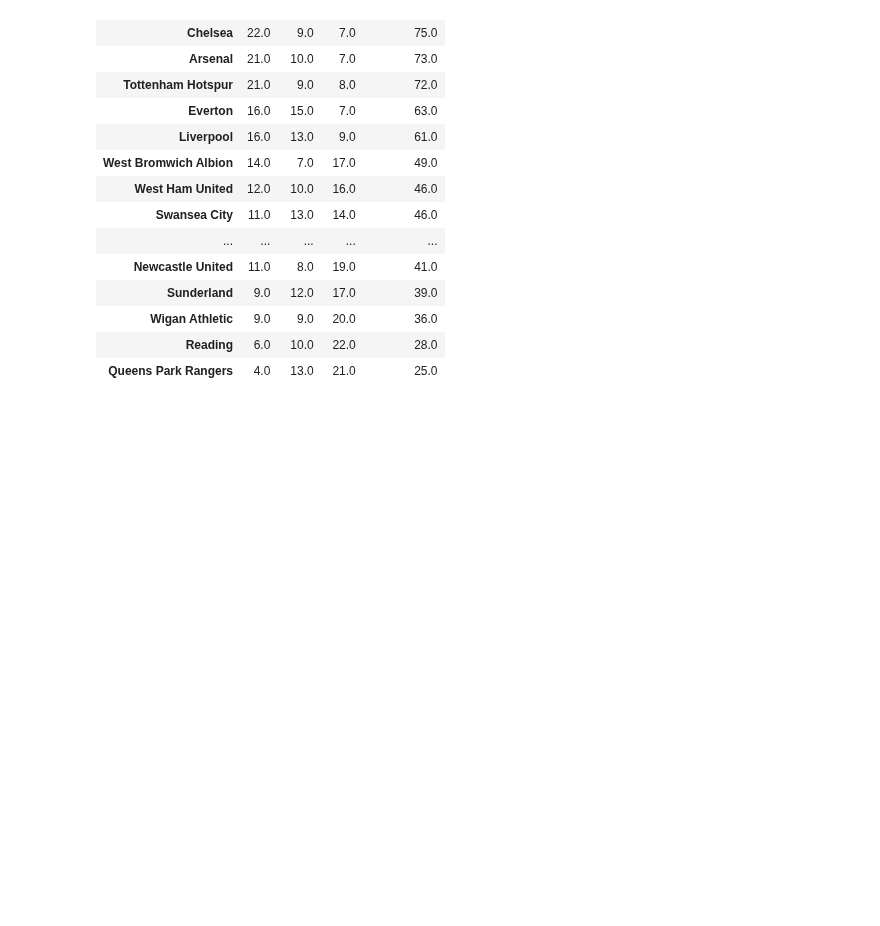
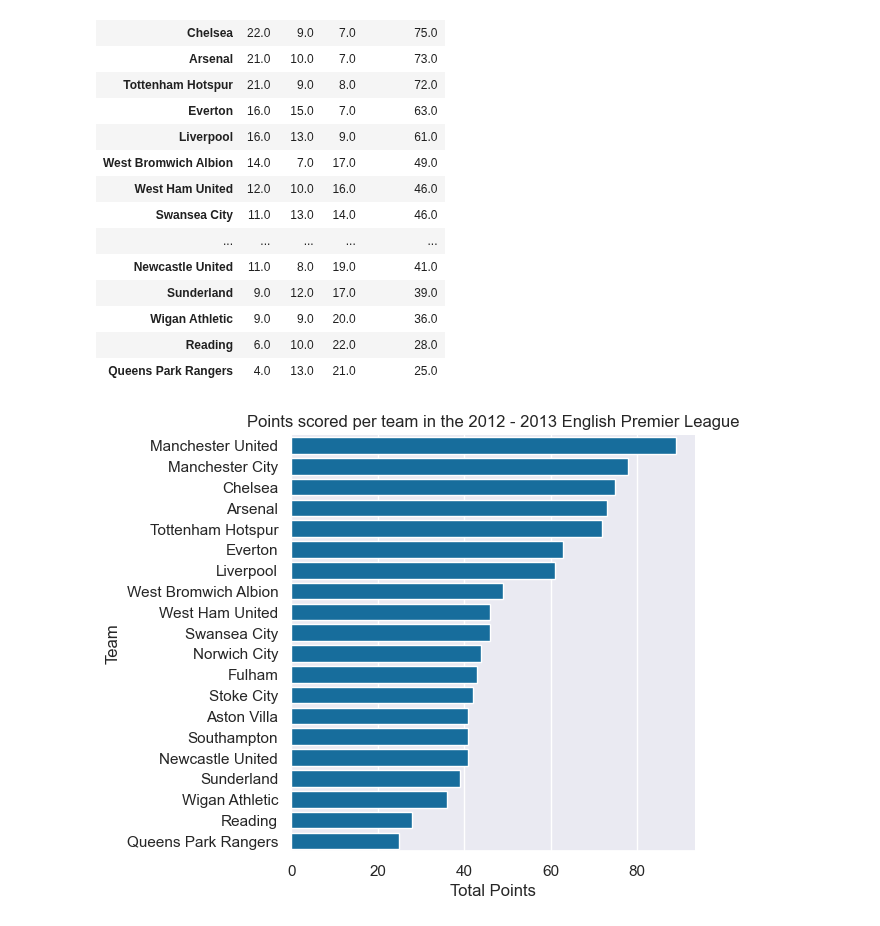
Before and after one commit to Tijnwy/Datalab2, a Jupyter notebook: sprint2.ipynb, the cells around one changed output. Cells and saved outputs as stored; diff of their text form; code cells hidden in the pictures; blank space fills up the shorter version.

Commit message:
plot gemaakt met score per team
Weet niet of het nodig is, maar mogelijk vinden de docenten het mooi.

```diff
--- a/sprint2.ipynb
+++ b/sprint2.ipynb
@@ -392,0 +396,30 @@ total_team_points
+# %%
+def plot_decorator(func):
+    def wrapper(*args, **kwargs):
+        sns.set_theme(palette='colorblind', style='darkgrid')
+        result = func(*args, **kwargs)
+        plt.show()
+
+        return result
+
+    return wrapper
+
+@plot_decorator
+def create_plot(df, type, x_axis, y_axis, title):
+    plot = sns.catplot(
+        data=df,
+        kind=type,
+        x=x_axis,
+        y=y_axis,
+        aspect=1.25
+    )
+    plt.title(title)
+    return plot
+# %%
+prem_2012_2013_plot = create_plot(df=total_team_points,
+                          type='bar',
+                          x_axis='Total Points',
+                          y_axis='Team',
+                          title='Points scored per team in the 2012 - 2013 English Premier League')
+# %% [output]
+[figure, added]
```
Also changed, not shown: parts of 1 cell of this notebook.
